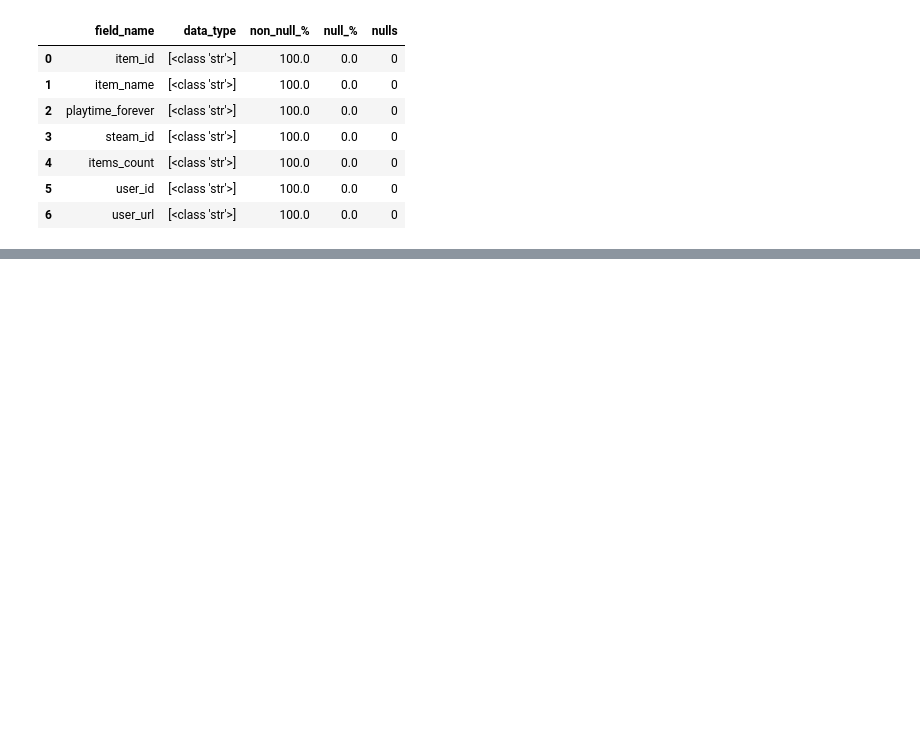
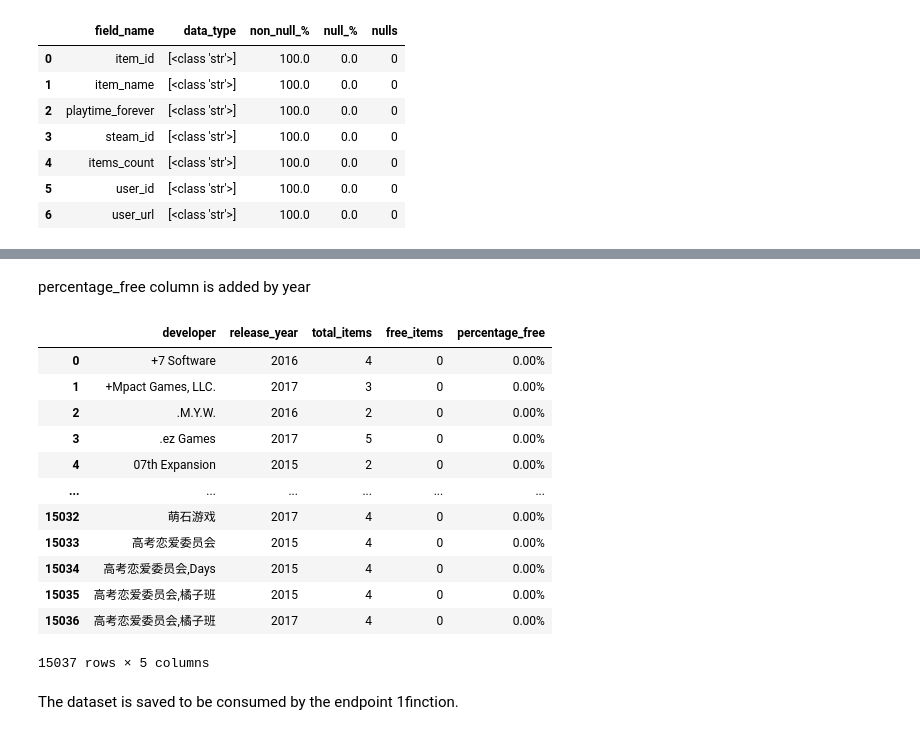
Before and after one commit to MigueJhota/Optimizing-Recommender-Systems-with-an-Advanced-MLOps-Pipeline, a Jupyter notebook: Notebooks/2_Dataset_for_FastAPI.ipynb, the cells around one changed output, grey strips where cells are left out. Saved outputs shown, nothing was run; the diff lists cells and outputs as text; code cells hidden in the pictures; blank space fills up the shorter version.

```diff
--- a/Notebooks/2_Dataset_for_FastAPI.ipynb
+++ b/Notebooks/2_Dataset_for_FastAPI.ipynb
@@ -172,0 +203,2 @@ df_items.sample(5, random_state=5)
+# %%
+df1_aux1 = df_games[['developer', 'item_id', 'price', 'release_year']]
@@ -172,0 +228,14 @@ df_items.sample(5, random_state=5)
+# %%
+df = pd.DataFrame(df1_aux1)
+
+'''Convert "price" column to string to compare with '0.00'''
+df['price'] = df['price'].astype(str)
+
+
+'''Group by developer and year, and count the total number of items and the number of free items.'''
+df1_aux2 = df.groupby(['developer', 'release_year']).agg(
+    total_items=('item_id', 'count'),
+    free_items=('price', lambda x: (x == '0.00').sum())
+).reset_index()
+
+df1_aux2
@@ -172,0 +256,26 @@ df_items.sample(5, random_state=5)
+# %% [markdown]
+percentage_free column is added by year
+# %%
+df1_aux3 = pd.DataFrame(df1_aux2)
+
+'''Calculate the percentage of free items in the total and add the "%" sign'''
+df1_aux3['percentage_free'] = (df1_aux3['free_items'] / df1_aux3['total_items']) * 100
+df1_aux3['percentage_free'] = df1_aux3['percentage_free'].map('{:.2f}%'.format)
+
+df1_aux3.reset_index(drop=True)
+# %% [output]
+|  | developer | release_year | total_items | free_items | percentage_free |
+| 0 | +7 Software | 2016 | 4 | 0 | 0.00% |
+| 1 | +Mpact Games, LLC. | 2017 | 3 | 0 | 0.00% |
+| 2 | .M.Y.W. | 2016 | 2 | 0 | 0.00% |
+| 3 | .ez Games | 2017 | 5 | 0 | 0.00% |
+| 4 | 07th Expansion | 2015 | 2 | 0 | 0.00% |
+| ... | ... | ... | ... | ... | ... |
+| 15032 | 萌石游戏 | 2017 | 4 | 0 | 0.00% |
+| 15033 | 高考恋爱委员会 | 2015 | 4 | 0 | 0.00% |
+| 15034 | 高考恋爱委员会,Days | 2015 | 4 | 0 | 0.00% |
+| 15035 | 高考恋爱委员会,橘子班 | 2015 | 4 | 0 | 0.00% |
+| 15036 | 高考恋爱委员会,橘子班 | 2017 | 4 | 0 | 0.00% |
+15037 rows × 5 columns
+# %% [markdown]
+The dataset is saved to be consumed by the endpoint 1finction.
```
Also changed, not shown: parts of 133 cells of this notebook, 1 other file.
